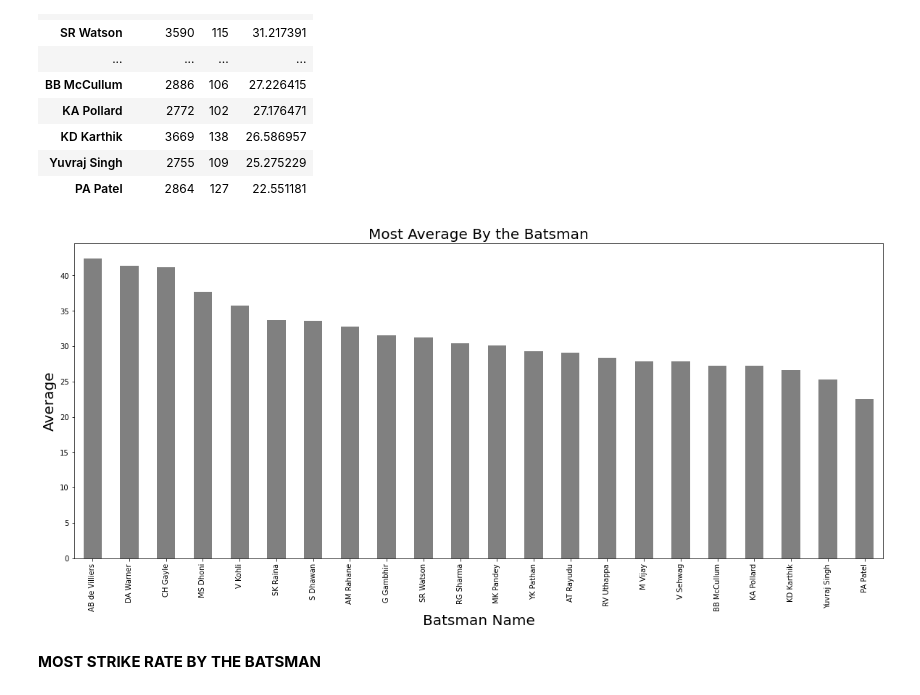
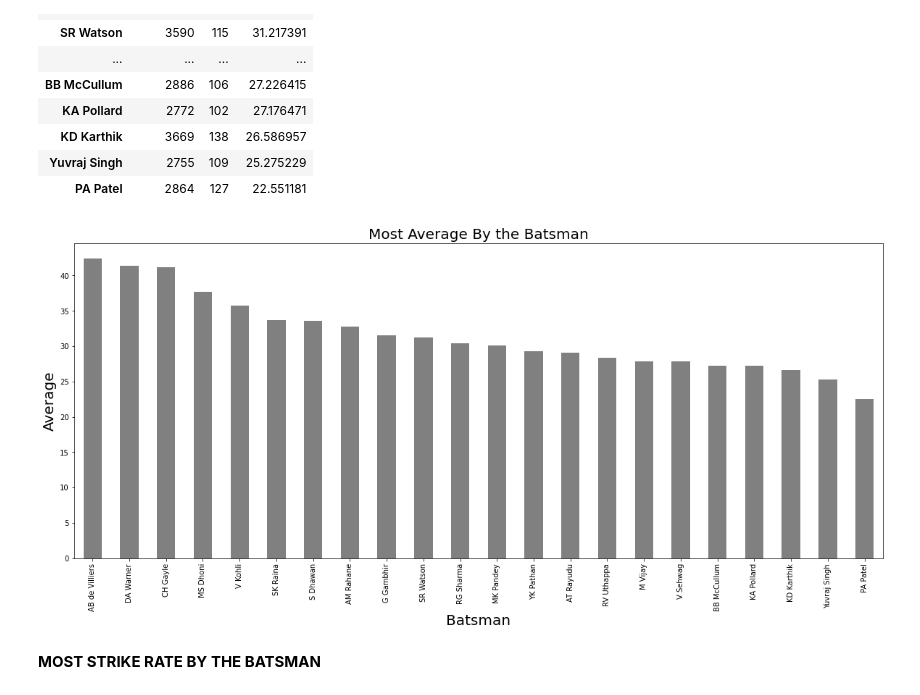
Before and after one commit to Pradip240/IPL-T20-Cricket-Analysis, a Jupyter notebook: Hrithik__IPL_T20_Cricket_Analysis_Capstone_Project.ipynb, the cells around one changed output. Drawn from its saved outputs; the diff is of its cells as text; code cells hidden in the pictures.

Commit message:
Most_runs_average_strikerate, teamwise_home_and_away  & (Batting & Bowling) Style

```diff
--- a/Hrithik__IPL_T20_Cricket_Analysis_Capstone_Project.ipynb
+++ b/Hrithik__IPL_T20_Cricket_Analysis_Capstone_Project.ipynb
@@ -279,15 +283,15 @@ batsman_average[batsmen_average['total_runs'] > 2500]
 # %%
 # Create the figure object(Most Average By the Batsman)
 
 plt.rcParams['figure.figsize'] = 20,8
 colors = (np.linspace(0,1,len(batsman_average[batsman_average['total_runs'] > 2500])))
-batsman_average[batsmen_average['total_runs'] > 2500].plot(kind = 'bar',y = "average", color = 'grey',legend = '',fontsize = 10)
+batsman_average[batsman_average['total_runs'] > 2500].plot(kind = 'bar',y = "average", color = 'grey',legend = '',fontsize = 10)
 plt.title("Most Average By the Batsman",fontsize = 20)
-plt.xlabel('Batsman Name',fontsize = 20)
+plt.xlabel('Batsman',fontsize = 20)
 plt.ylabel('Average',fontsize = 20)
 plt.show()
 # %% [output]
-[figure, old version]
+[figure, new version]
 # %% [markdown]
 **MOST STRIKE RATE BY THE BATSMAN**
 # %%
```
Also changed, not shown: parts of 28 cells of this notebook.
